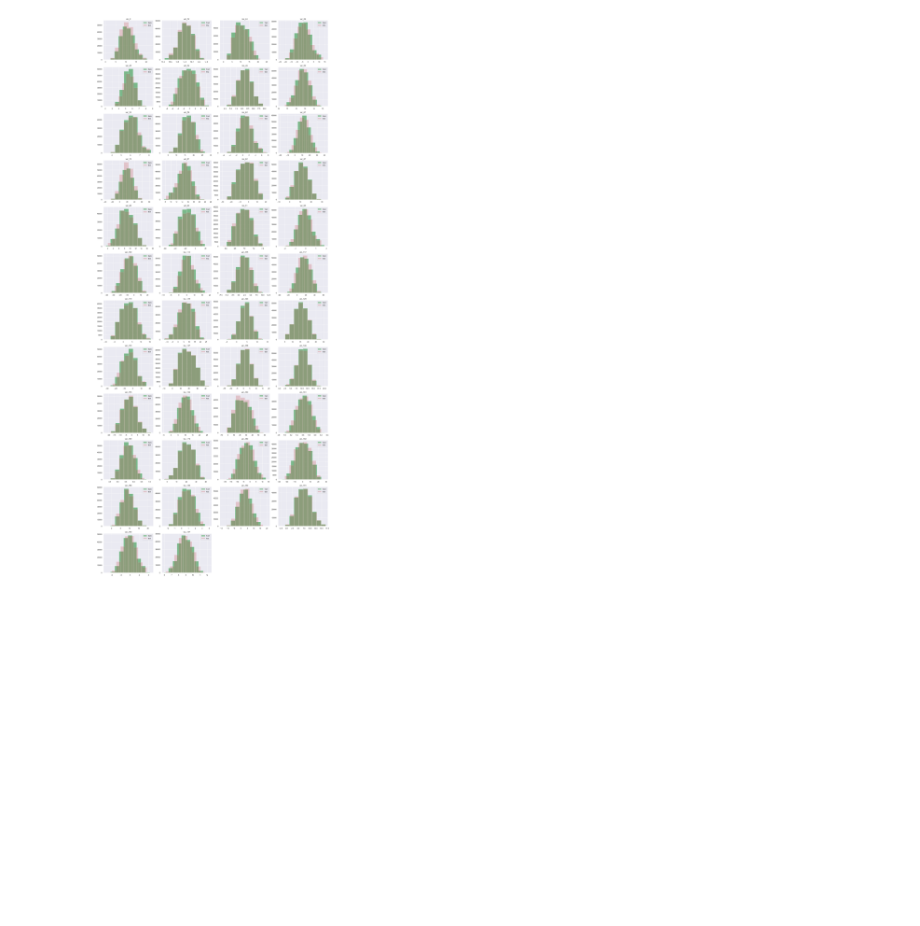
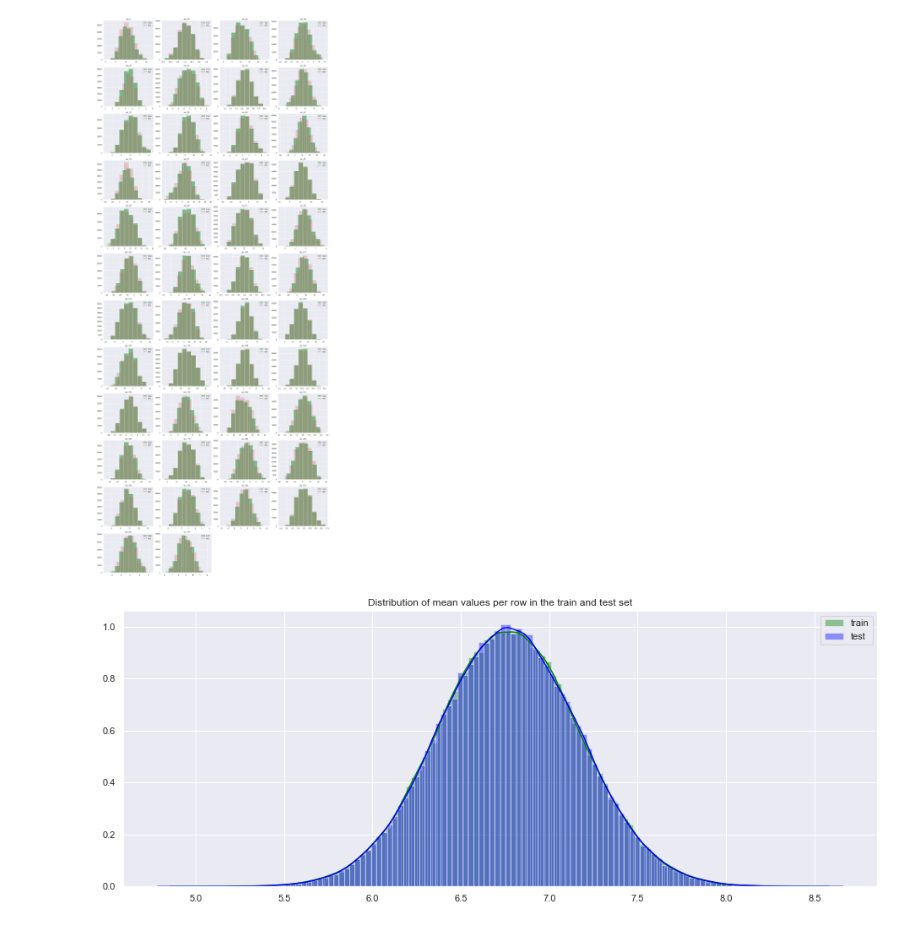
Before and after one commit to Doc1Ft/santander-customer-transaction-prediction, a Jupyter notebook: notebooks/notebook.ipynb, the cells around one changed output. Saved outputs shown, nothing was run; the diff lists cells and outputs as text; code cells hidden in the pictures; blank space fills up the shorter version.

Commit message:
model test

```diff
--- a/notebooks/notebook.ipynb
+++ b/notebooks/notebook.ipynb
@@ -214,3 +224,13 @@ for num, alpha in enumerate(dissimiliar_features):
 plt.tight_layout(pad=0.4, w_pad=0.5, h_pad=1.0)
 # %% [output]
 [figure]
+# %%
+plt.figure(figsize=(16,6))
+features = train_data.columns.values[2:202]
+plt.title("Distribution of mean values per row in the train and test set")
+sns.distplot(train_data[features].mean(axis=1),color="green", kde=True,bins=120, label='train')
+sns.distplot(test_data[features].mean(axis=1),color="blue", kde=True,bins=120, label='test')
+plt.legend()
+plt.show()
+# %% [output]
+[figure, added]
```
Also changed, not shown: parts of 49 cells of this notebook.
